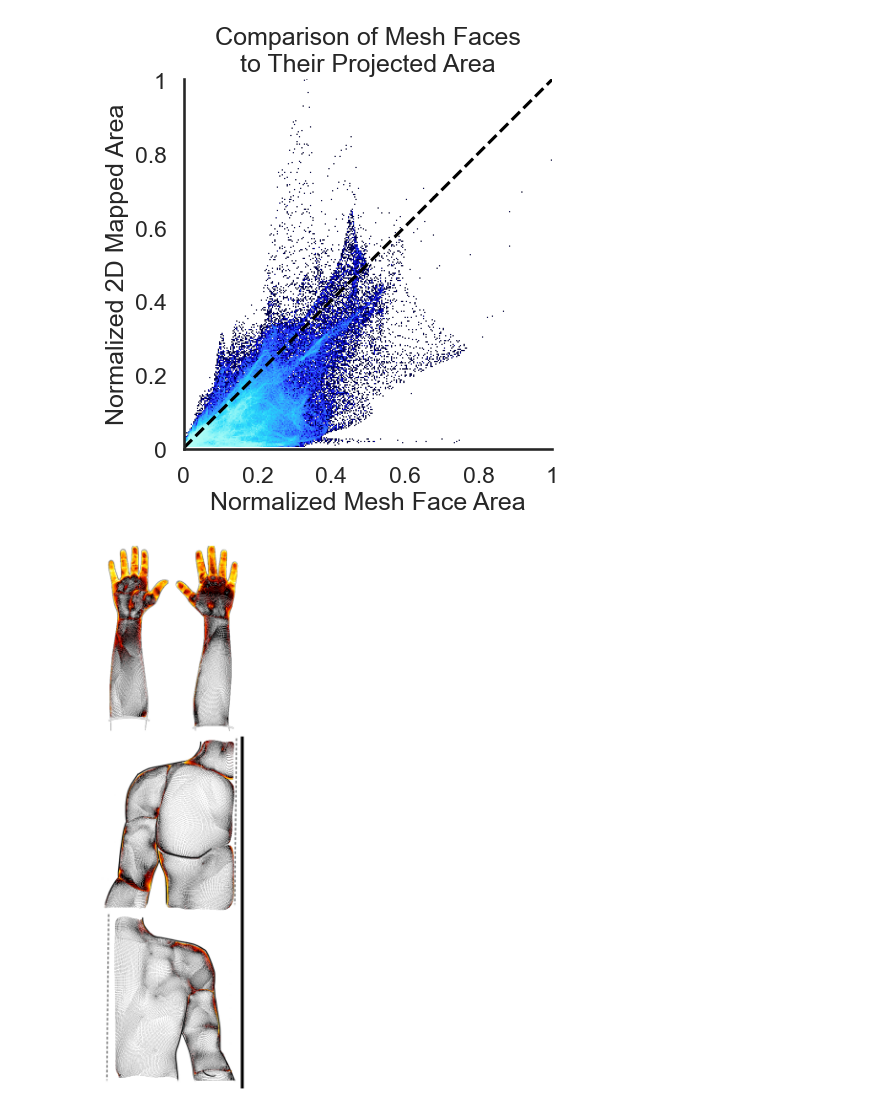
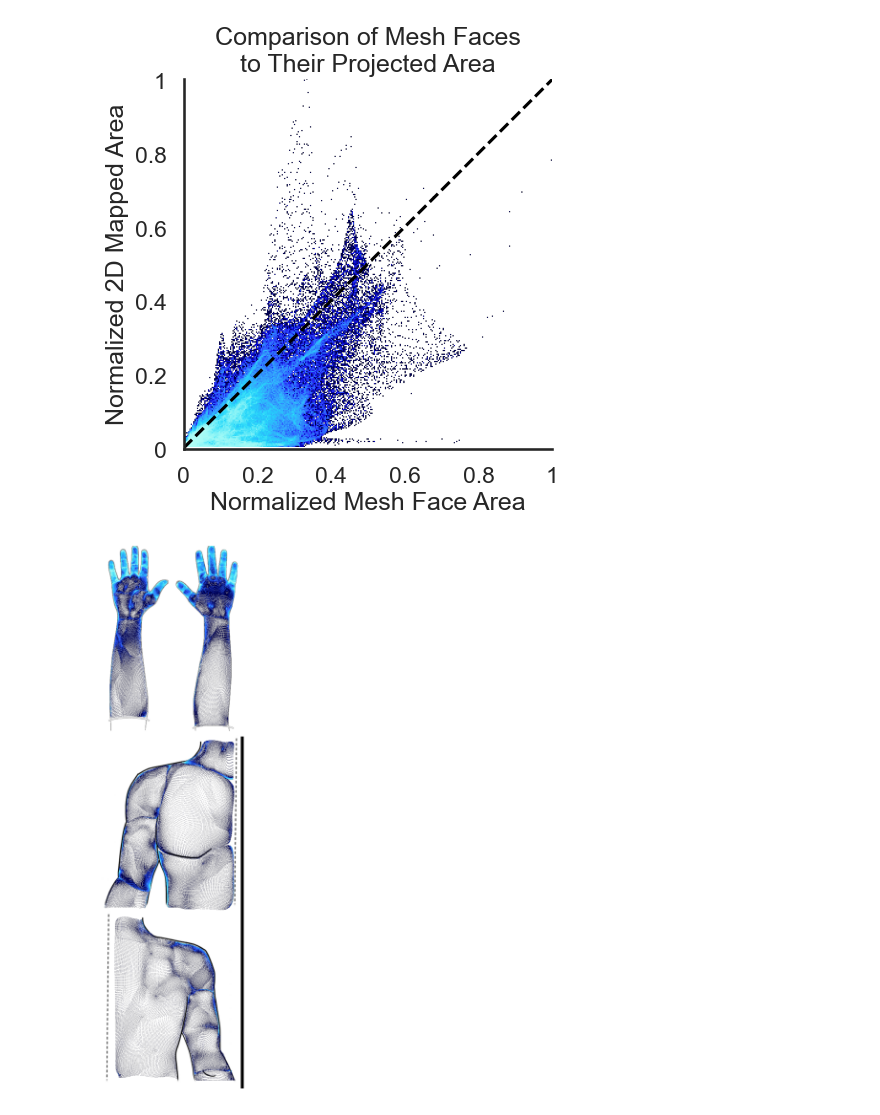
Before and after one commit to Nabizzle/Geodesic-Path-Finder, a Jupyter notebook: Code/Paper Figures.ipynb, the cells around one changed output. Drawn from its saved outputs; the diff is of its cells as text; code cells hidden in the pictures.

```diff
--- a/Code/Paper Figures.ipynb
+++ b/Code/Paper Figures.ipynb
@@ -215,35 +215,35 @@ im = cv2.resize(im, (round(image_x_size / scale), round(image_y_size / scale)))
 plt.imshow(im)
 
 uv_data = pl.DataFrame({"U": uv_array[:, 0],
                         "V": uv_array[:, 1]})
 
 scale = 0.97
 agg = ds.Canvas(
     plot_width=round(im.shape[1] * scale),
     plot_height=round(im.shape[0] * scale)
     ).points(uv_data.to_pandas(), 'U', 'V')
 img = ds.tf.set_background(
     ds.tf.shade(agg, how="eq_hist",
-                cmap=cc.fire)).to_pil()
+                cmap=cc.CET_L6)).to_pil()
 x_shift = 10
 y_shift = 10
 M = np.float32([
 	[1, 0, x_shift],
 	[0, 1, y_shift]
 ])
 img = np.array(img)
 img = cv2.resize(img, (round(img.shape[1] * 0.96),
                        round(img.shape[0] * 1.01)))
 
 shifted = cv2.warpAffine(img, M, (img.shape[1] + x_shift,
                                   img.shape[0] + y_shift))
 plt.imshow(shifted)
 plt.xlim([0, im.shape[1]])
 plt.ylim([im.shape[0] + y_shift, y_shift])
 plt.axis('off')
 plt.show()
 # %% [output]
-[figure, old version]
+[figure, new version]
 # %%
 import holoviews as hv
 hv.extension('matplotlib')
```
Also changed, not shown: parts of 1 cell of this notebook.
